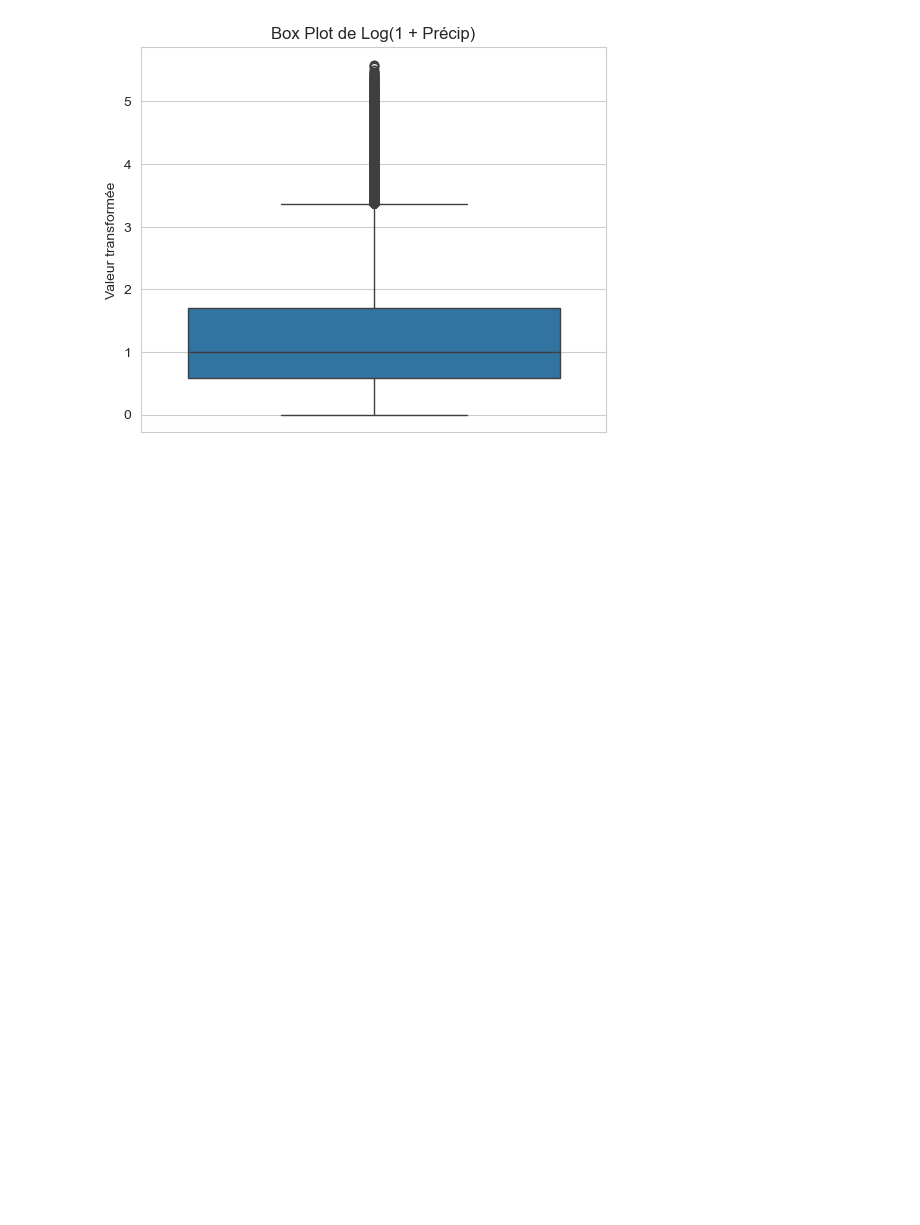
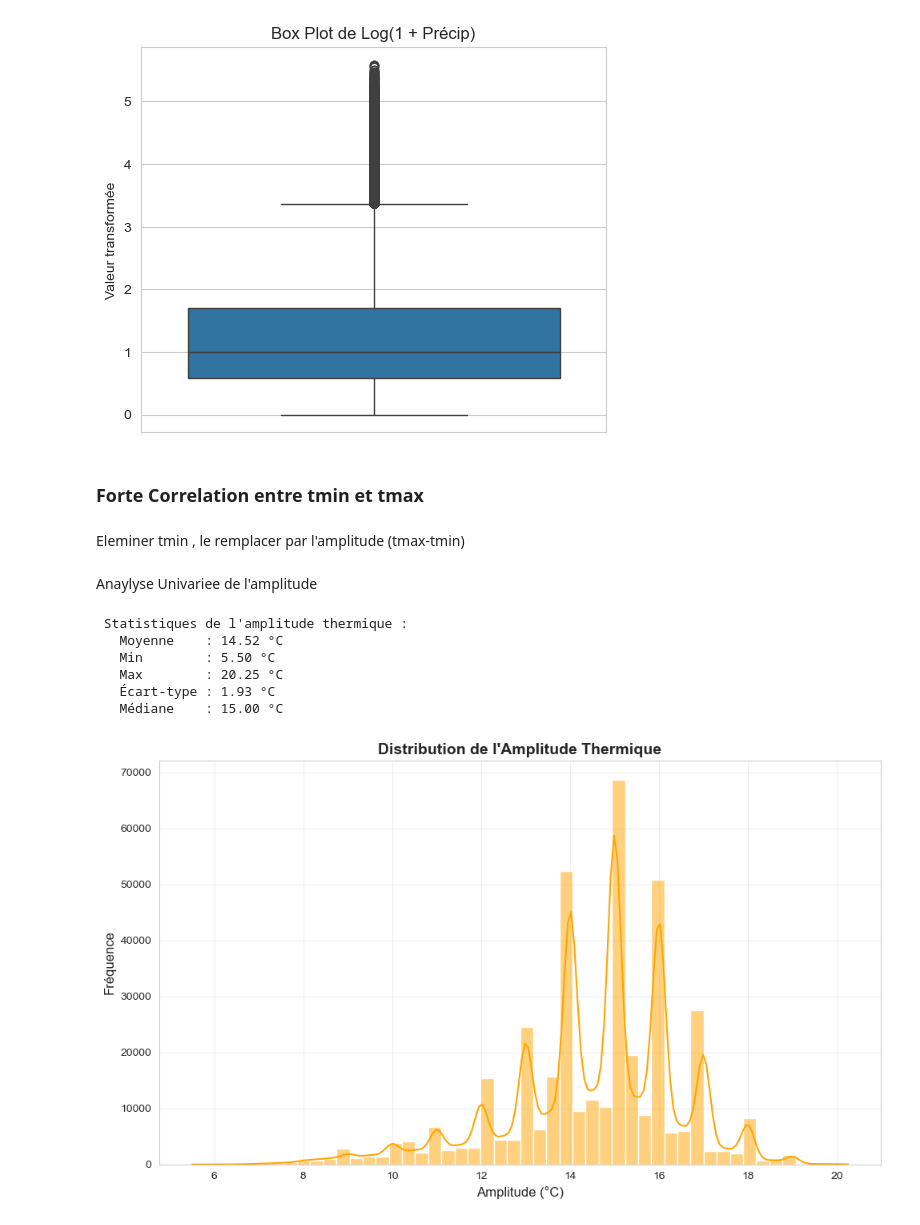
Before and after one commit to MohamedRamzi9/Data-Mining-Project, a Jupyter notebook: data_processing/Climat.ipynb, the cells around one changed output. Drawn from its saved outputs; the diff is of its cells as text; code cells hidden in the pictures; blank space fills up the shorter version.

```diff
--- a/data_processing/Climat.ipynb
+++ b/data_processing/Climat.ipynb
@@ -318,12 +345,48 @@ plt.show()
 # %%
 # Code pour la transformation et la visualisation
-df_climat_flat['log_precip'] = np.log1p(df_climat_flat['precip'])
+df_climat['log_precip'] = np.log1p(df_climat['precip'])
 
 # Nouveau Box Plot avec les données transformées
 plt.figure(figsize=(6, 5))
-sns.boxplot(data=df_climat_flat.reset_index(), y='log_precip')
+sns.boxplot(data=df_climat.reset_index(), y='log_precip')
 plt.title('Box Plot de Log(1 + Précip)')
 plt.ylabel('Valeur transformée')
 plt.show()
 # %% [output]
 [figure]
+# %% [markdown]
+### Forte Correlation entre tmin et tmax
+# %% [markdown]
+Eleminer tmin , le remplacer par l'amplitude (tmax-tmin)
+# %% [markdown]
+Anaylyse Univariee  de l'amplitude
+# %%
+# Créer la variable amplitude thermique
+df_climat['amplitude_thermique'] = df_climat['tmax'] - df_climat['tmin']
+
+# Statistiques descriptives
+print(f"\n Statistiques de l'amplitude thermique :")
+print(f"   Moyenne    : {df_climat['amplitude_thermique'].mean():.2f} °C")
+print(f"   Min        : {df_climat['amplitude_thermique'].min():.2f} °C")
+print(f"   Max        : {df_climat['amplitude_thermique'].max():.2f} °C")
+print(f"   Écart-type : {df_climat['amplitude_thermique'].std():.2f} °C")
+print(f"   Médiane    : {df_climat['amplitude_thermique'].median():.2f} °C")
+
+
+plt.figure(figsize=(10, 6))
+sns.histplot(df_climat['amplitude_thermique'], bins=50, kde=True,
+             color='orange')
+plt.title("Distribution de l'Amplitude Thermique", fontweight='bold', fontsize=14)
+plt.xlabel("Amplitude (°C)", fontsize=12)
+plt.ylabel("Fréquence", fontsize=12)
+plt.grid(True, alpha=0.3)
+plt.tight_layout()
+plt.show()
+# %% [output]
+ Statistiques de l'amplitude thermique :
+   Moyenne    : 14.52 °C
+   Min        : 5.50 °C
+   Max        : 20.25 °C
+   Écart-type : 1.93 °C
+   Médiane    : 15.00 °C
+[figure, added]
```
Also changed, not shown: parts of 20 cells of this notebook, 3 other files.
